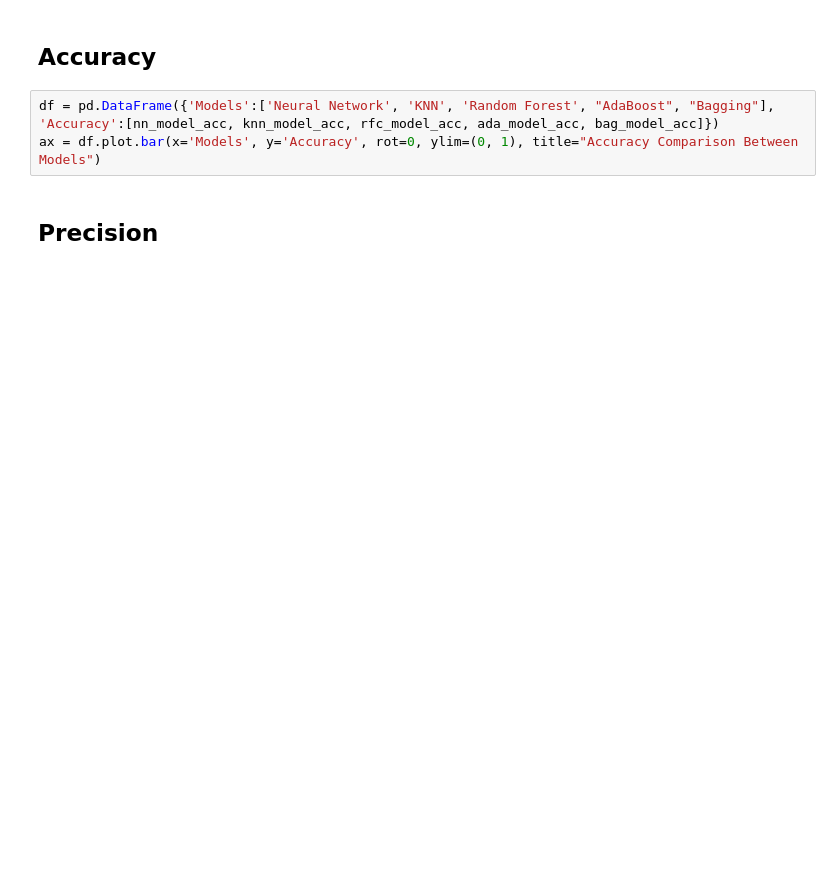
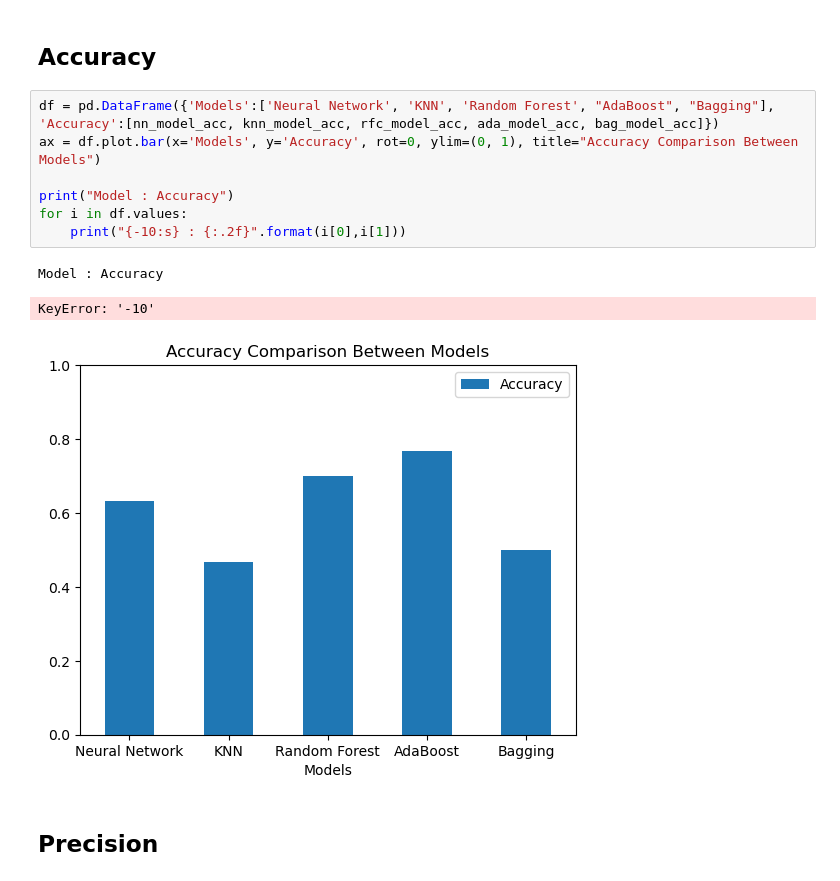
Before and after one commit to thewro11/cs462-cow-status-classification, a Jupyter notebook: model.ipynb, the cells around one changed output. Drawn from its saved outputs; the diff is of its cells as text; blank space fills up the shorter version.

```diff
--- a/model.ipynb
+++ b/model.ipynb
@@ -386,6 +402,14 @@ create_confusion_matrix(bag_model,X_test,y_test,n_name)
 # %%
 df = pd.DataFrame({'Models':['Neural Network', 'KNN', 'Random Forest', "AdaBoost", "Bagging"], 'Accuracy':[nn_model_acc, knn_model_acc, rfc_model_acc, ada_model_acc, bag_model_acc]})
 ax = df.plot.bar(x='Models', y='Accuracy', rot=0, ylim=(0, 1), title="Accuracy Comparison Between Models")
+
+print("Model : Accuracy")
+for i in df.values:
+    print("{-10:s} : {:.2f}".format(i[0],i[1]))
+# %% [output]
+Model : Accuracy
+KeyError: '-10'
+[figure, added]
 # %% [markdown]
 ## Precision
 # %%
```
Also changed, not shown: parts of 17 cells of this notebook.
